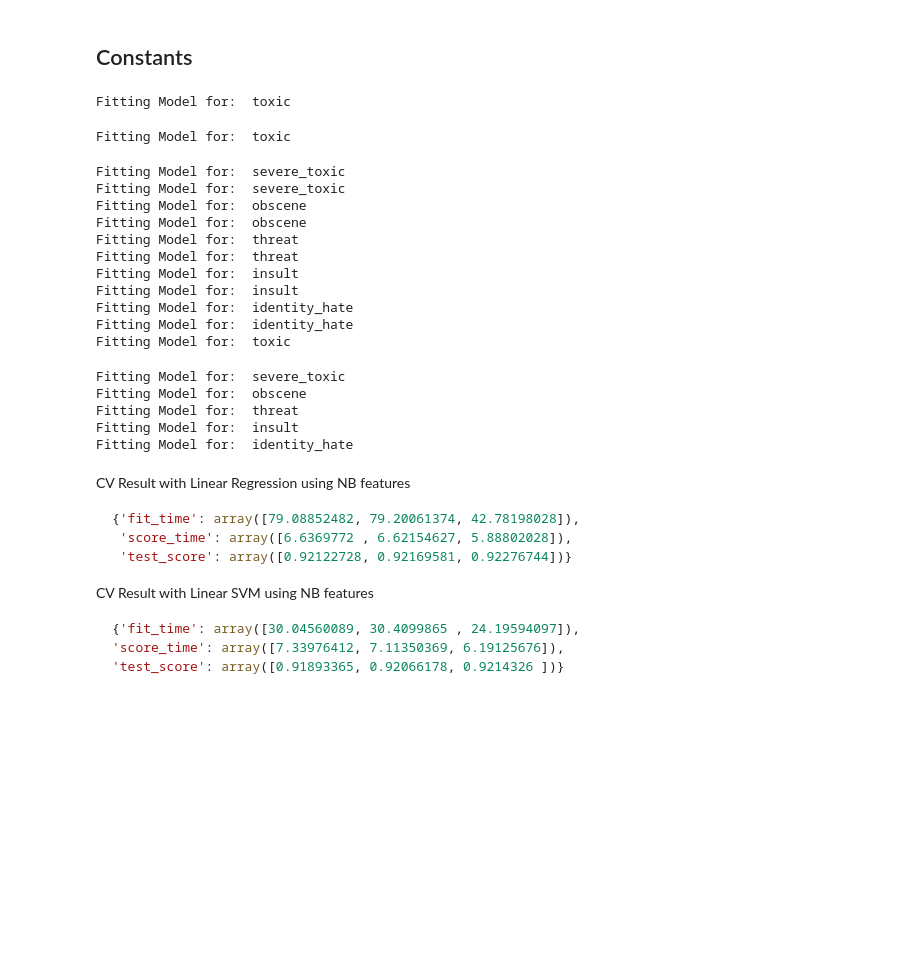
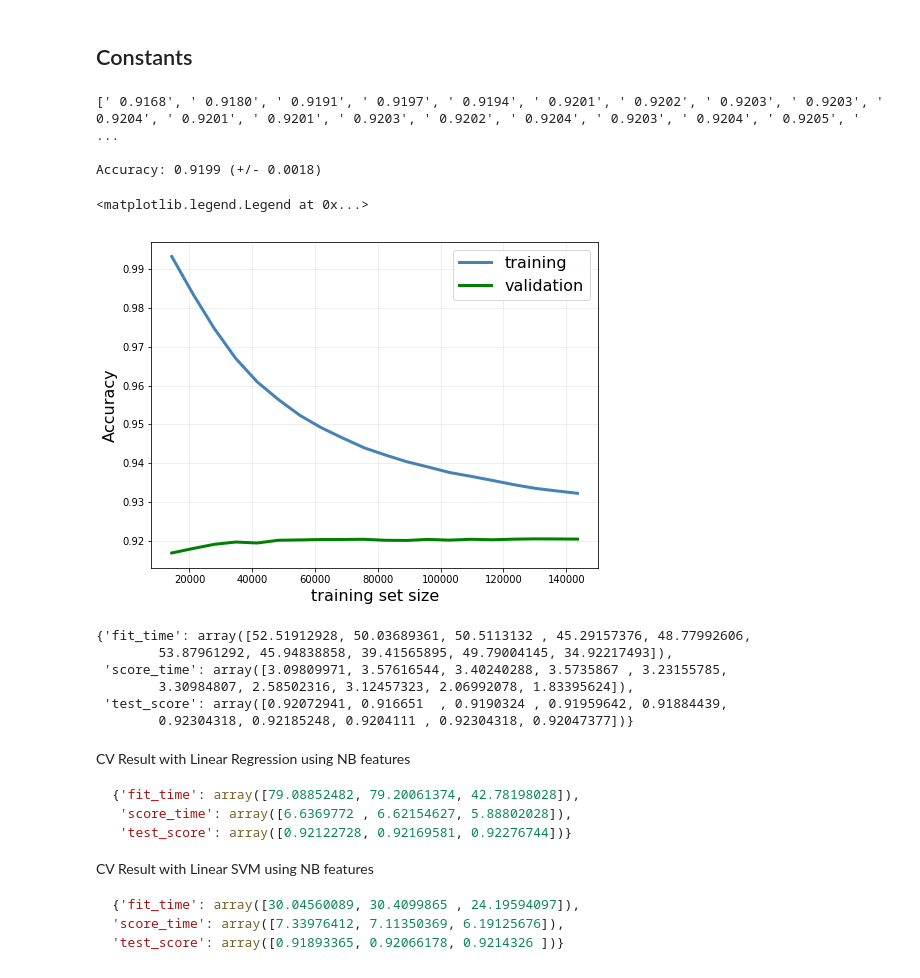
Before and after one commit to Hasil-Sharma/toxic-comment-detector, a Jupyter notebook: NBSVM.ipynb, the cells around one changed output. Drawn from its saved outputs; the diff is of its cells as text; code cells hidden in the pictures; blank space fills up the shorter version.

Commit message:
Added Learning Curve

````diff
--- a/NBSVM.ipynb
+++ b/NBSVM.ipynb
@@ -101,31 +103,61 @@ pipeline = Pipeline([
                       max_df = 0.9,
                       strip_accents = 'unicode', use_idf=1,
                       smooth_idf=1, sublinear_tf=1)),
-    ('clf', NbSVMClassifier(modelType = 'svm', loss = 'hinge', class_weight = 'balanced'))
+    ('clf', NbSVMClassifier(modelType = 'svm', loss = 'hinge', class_weight = 'balanced', tol = 1e-6))
 ])
+# %%
+from sklearn.model_selection import learning_curve
+train_sizes, train_acc_folds, val_acc_folds = learning_curve(estimator= pipeline,
+                                                     X = train[comment_col],
+                                                     train_sizes=np.linspace(0.1, 1, 20),
+                                                     y =  train[label_cols], cv = 10,
+                                                     scoring = "accuracy",
+                                                     shuffle = True, n_jobs = 3)
+
+train_acc = np.mean(train_acc_folds, axis = 1)
+train_val = np.mean(val_acc_folds, axis = 1)
+print([' %.4f' % score for score in train_val])
+print("\nAccuracy: %0.4f (+/- %0.4f)" % (np.mean(train_val), np.std(train_val) * 2))
+fig, ax = plt.subplots(nrows = 1, ncols = 1, figsize = (8, 6))
+ax.plot(train_sizes, train_acc, lw = 3, color = "steelblue", label = "training")
+ax.plot(train_sizes, train_val, lw = 3, color = "green", label = "validation")
+
+ax.grid(alpha=0.25)
+ax.set_xlabel("training set size", fontsize=16)
+ax.set_ylabel("Accuracy", fontsize=16)
+ax.legend(loc="upper right", fontsize=16)
+# %%
+train_acc = np.mean(train_acc_folds, axis = 1)
+train_val = np.mean(val_acc_folds, axis = 1)
+print([' %.4f' % score for score in train_val])
+print("\nAccuracy: %0.4f (+/- %0.4f)" % (np.mean(train_val), np.std(train_val) * 2))
+fig, ax = plt.subplots(nrows = 1, ncols = 1, figsize = (8, 6))
+ax.plot(train_sizes, train_acc, lw = 3, color = "steelblue", label = "training")
+ax.plot(train_sizes, train_val, lw = 3, color = "green", label = "validation")
+
+ax.grid(alpha=0.25)
+ax.set_xlabel("training set size", fontsize=16)
+ax.set_ylabel("Accuracy", fontsize=16)
+ax.legend(loc="upper right", fontsize=16)
+# %% [output]
+[' 0.9168', ' 0.9180', ' 0.9191', ' 0.9197', ' 0.9194', ' 0.9201', ' 0.9202', ' 0.9203', ' 0.9203', ' 0.9204', ' 0.9201', ' 0.9201', ' 0.9203', ' 0.9202', ' 0.9204', ' 0.9203', ' 0.9204', ' 0.9205', ' ...
+
+Accuracy: 0.9199 (+/- 0.0018)
+<matplotlib.legend.Legend at 0x...>
+[figure, added]
 # %%
 cv_results = cross_validate(pipeline, train[comment_col], train[label_cols],
-                           n_jobs = 2, return_train_score = False,
+                           n_jobs = 3, return_train_score = False, cv = 10,
                            scoring = 'accuracy')
-# %% [output]
-Fitting Model for:  toxic
-Fitting Model for:  toxic
-Fitting Model for:  severe_toxic
-Fitting Model for:  severe_toxic
-Fitting Model for:  obscene
-Fitting Model for:  obscene
-Fitting Model for:  threat
-Fitting Model for:  threat
-Fitting Model for:  insult
-Fitting Model for:  insult
-Fitting Model for:  identity_hate
-Fitting Model for:  identity_hate
-Fitting Model for:  toxic
-Fitting Model for:  severe_toxic
-Fitting Model for:  obscene
-Fitting Model for:  threat
-Fitting Model for:  insult
-Fitting Model for:  identity_hate
+# %%
+cv_results
+# %% [output]
+{'fit_time': array([52.51912928, 50.03689361, 50.5113132 , 45.29157376, 48.77992606,
+        53.87961292, 45.94838858, 39.41565895, 49.79004145, 34.92217493]),
+ 'score_time': array([3.09809971, 3.57616544, 3.40240288, 3.5735867 , 3.23155785,
+        3.30984807, 2.58502316, 3.12457323, 2.06992078, 1.83395624]),
+ 'test_score': array([0.92072941, 0.916651  , 0.9190324 , 0.91959642, 0.91884439,
+        0.92304318, 0.92185248, 0.9204111 , 0.92304318, 0.92047377])}
 # %% [markdown]
 CV Result with Linear Regression using NB features
 ``` python
````
Also changed, not shown: parts of 1 cell of this notebook.
